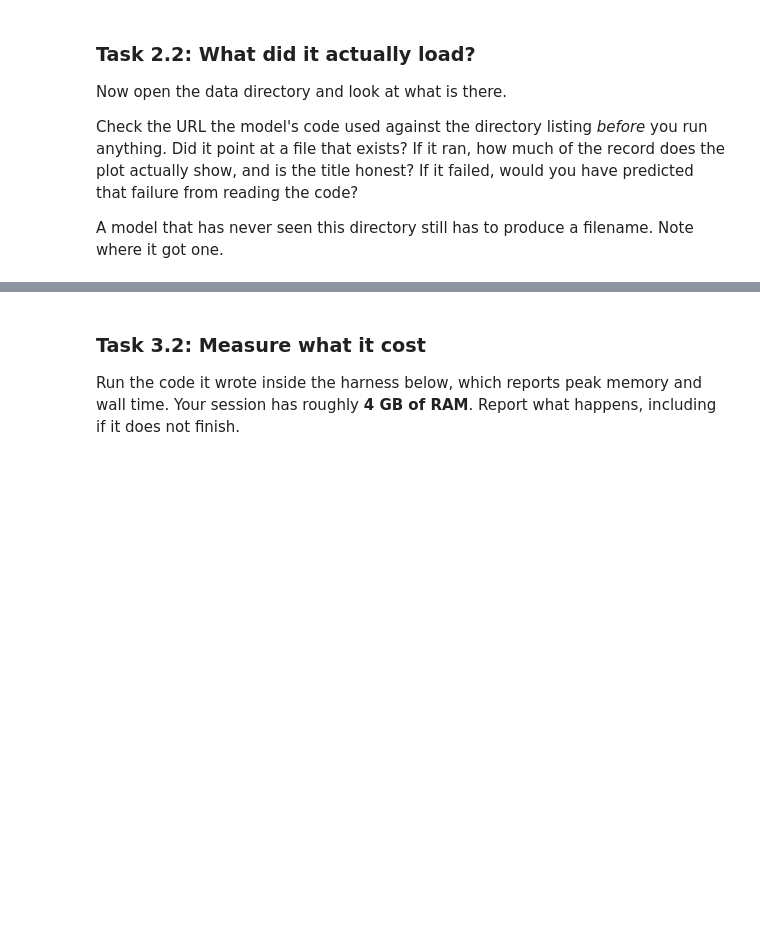
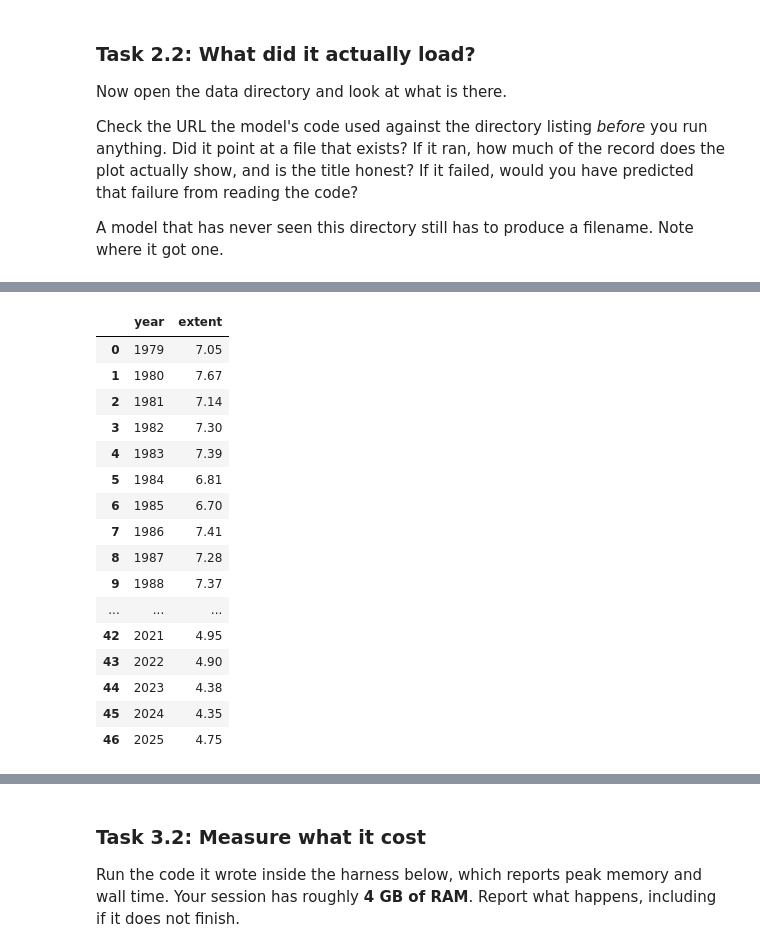
Before and after one commit to reyannaortega1-png/climate-module-reyannaortega1, a Jupyter notebook: climate.ipynb, the cells around one changed output, grey strips where cells are left out. Cells and saved outputs as stored; diff of their text form; code cells hidden in the pictures; blank space fills up the shorter version.

```diff
--- a/climate.ipynb
+++ b/climate.ipynb
@@ -162,0 +183,25 @@ report, and why is that right for the question you are asking?
+# %%
+sep_data = data[data["mo"] == 9].copy()
+sep_year = sep_data.groupby("year")["extent"].first().reset_index()
+annual_mean = data.groupby("year")["extent"].mean().reset_index()
+annual_mean.columns = ["year", "extent"]
+
+sep_year
+# %% [output]
+|  | year | extent |
+| 0 | 1979 | 7.05 |
+| 1 | 1980 | 7.67 |
+| 2 | 1981 | 7.14 |
+| 3 | 1982 | 7.30 |
+| 4 | 1983 | 7.39 |
+| 5 | 1984 | 6.81 |
+| 6 | 1985 | 6.70 |
+| 7 | 1986 | 7.41 |
+| 8 | 1987 | 7.28 |
+| 9 | 1988 | 7.37 |
+| ... | ... | ... |
+| 42 | 2021 | 4.95 |
+| 43 | 2022 | 4.90 |
+| 44 | 2023 | 4.38 |
+| 45 | 2024 | 4.35 |
+| 46 | 2025 | 4.75 |
```
Also changed, not shown: parts of 17 cells of this notebook, 4 other files.
